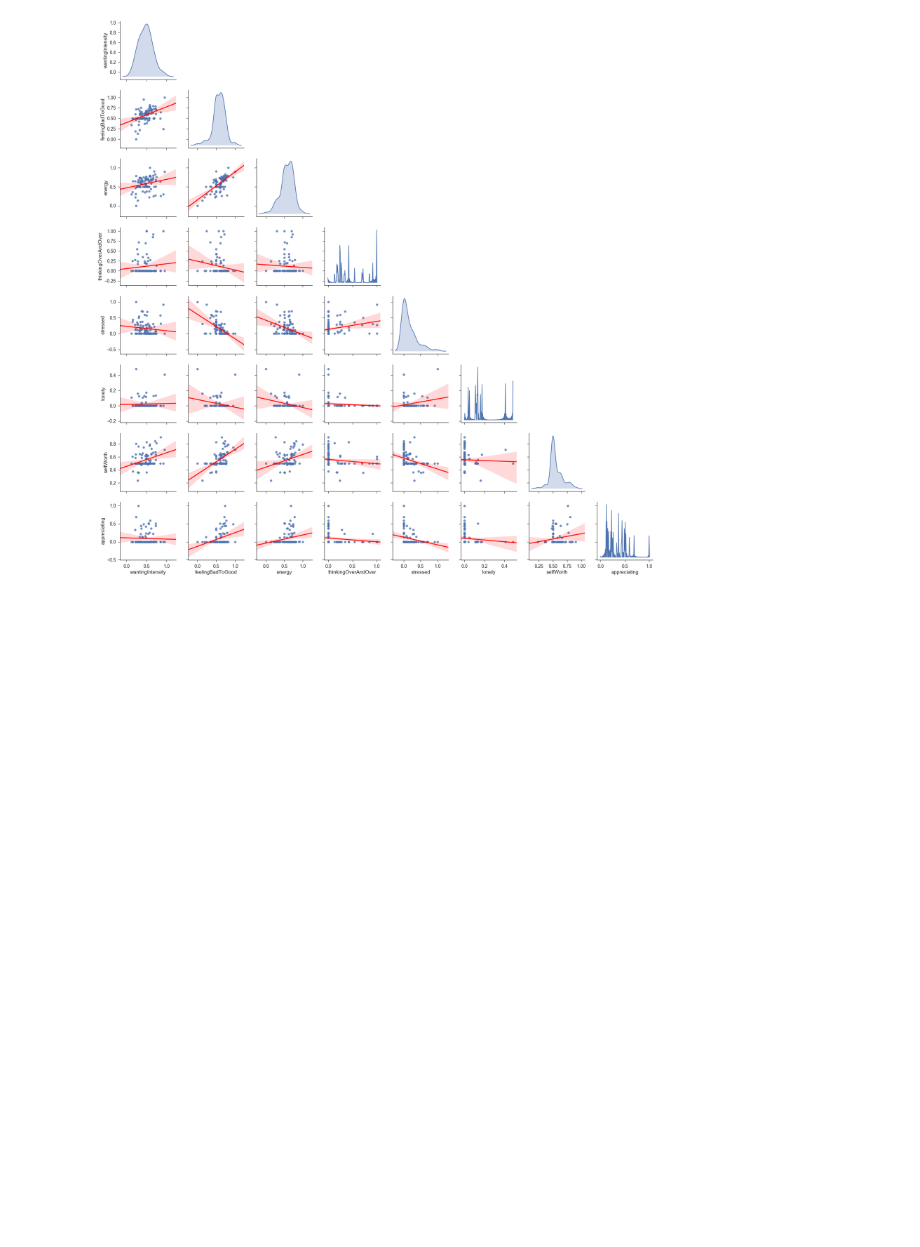
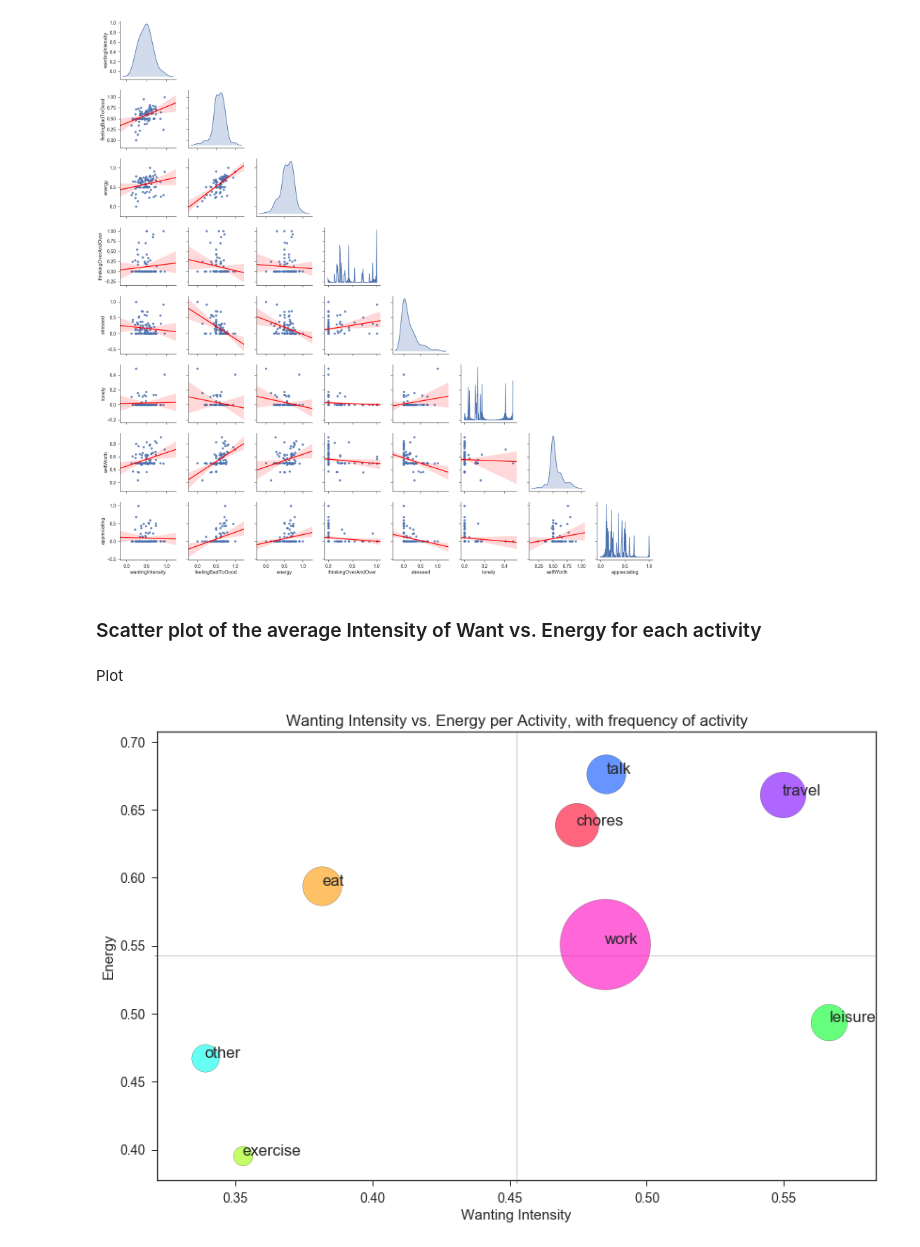
Before and after one commit to NathanZorndorf/self-qwantify-research, a Jupyter notebook: data-visualizations.ipynb, the cells around one changed output. Drawn from its saved outputs; the diff is of its cells as text; code cells hidden in the pictures; blank space fills up the shorter version.

```diff
--- a/data-visualizations.ipynb
+++ b/data-visualizations.ipynb
@@ -376,3 +371,61 @@ with sns.axes_style( style="ticks"):
 # %% [output]
 <matplotlib.figure.Figure at 0x...>
 [figure]
+# %% [markdown]
+### Scatter plot of the average Intensity of Want vs. Energy for each activity
+# %%
+# Don't use rows that have 0 wanting, aka drop rows with null values in 'wantingIntensity'
+dfc = df[pd.notnull(df['wantingIntensity'])]
+
+# Need to make 2 dataframes, one that is the average intensity of want and average energy grouped by activity
+df2 = pd.concat(objs=[dfc['wantingIntensity'], dfc['energy'],dfc['doing']], axis=1)
+
+grouped_means = df2.groupby(by='doing').mean()
+
+# Other dataframe is the frequency count of each activity
+grouped_count = pd.concat(objs=[dfc['doing'],pd.get_dummies(data=dfc['doing'])], axis=1, names=['count']).groupby(by='doing').count().iloc[:,0]
+
+grouped_count.name = 'count'
+
+df2 = pd.concat(objs=[grouped_means, grouped_count], axis=1)
+
+df2['count'] = df2['count'] / df2['count'].sum()
+# %% [markdown]
+Plot
+# %%
+s = [x*20000 for x in df2['count'].values]
+
+c = plt.cm.gist_rainbow(np.linspace(0,1,len(df2.index)))
+
+fig, ax = plt.subplots(figsize=(12,8))
+
+for i in range(len(df2.index.values.tolist())):
+
+    x = df2['wantingIntensity'].values[i]
+    y = df2['energy'].values[i]
+    ind = df2.index.values[i]
+
+    ax.scatter(x, y, s=s[i], c=c[i], alpha=0.6, label=ind, edgecolors='black')
+
+    ax.annotate(s=ind, xy=(x,y), )
+
+plt.xlabel('Wanting Intensity')
+plt.ylabel('Energy')
+plt.title('Wanting Intensity vs. Energy per Activity, with frequency of activity')
+
+mid_y = (plt.ylim()[0] + plt.ylim()[1]) / 2
+mid_x = (plt.xlim()[0] + plt.xlim()[1]) / 2
+
+ax.set_yticks([mid_y], minor=True)
+ax.set_xticks([mid_x], minor=True)
+ax.yaxis.grid(True, which='minor')
+ax.xaxis.grid(True, which='minor')
+
+
+plt.grid(False)
+
+fig.tight_layout()
+
+plt.savefig('./images/intensity_of_want_vs_energy_for_each_activity', bbox_extra_artists=(legend,), bbox_inches='tight')
+# %% [output]
+[figure, added]
```
Also changed, not shown: parts of 32 cells of this notebook.
